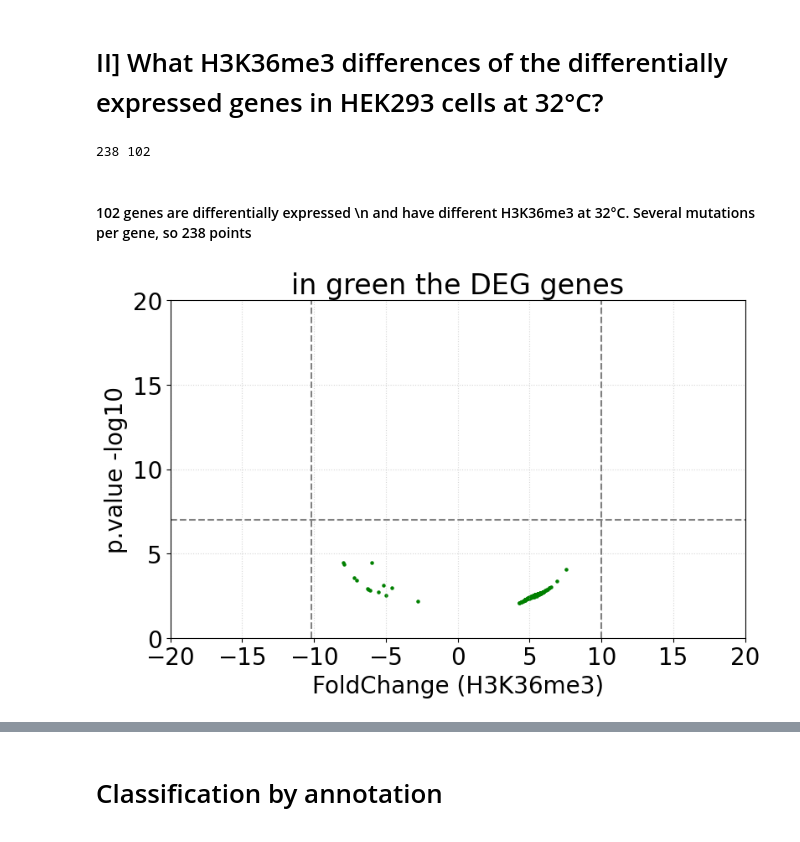
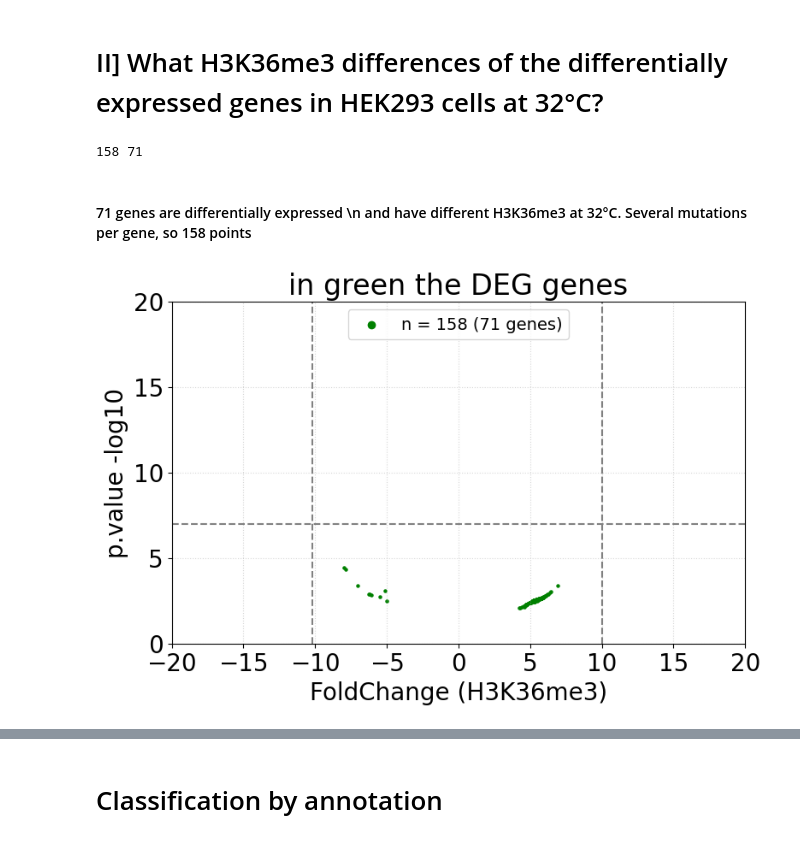
Before and after one commit to Keviosta/Temp_3.2.-.C, a Jupyter notebook: HEK293_GExp_vs_hNPC_H3K36me3_MACS3.ipynb, the cells around one changed output, grey strips where cells are left out. Cells and saved outputs as stored; diff of their text form; code cells hidden in the pictures.

```diff
--- a/HEK293_GExp_vs_hNPC_H3K36me3_MACS3.ipynb
+++ b/HEK293_GExp_vs_hNPC_H3K36me3_MACS3.ipynb
@@ -38,0 +14,14 @@ df_GExp.head()
+# %%
+#data DEseq HEK293 significant ones
+df_GExp_all = pandas.read_csv(file_directory+'1) input/HEK293_temp_DESeq.csv',
+                               sep = ',')
+print(df_GExp_all.shape, '\n', df_GExp_all.columns)
+
+# select columns and rename
+columns = ['log2FoldChange','padj','gene']
+df_GExp_all = df_GExp_all[columns]
+df_GExp_all = df_GExp_all.rename(columns = {'log2FoldChange' : 'log2_FC (GEx)',
+                                            'padj' : 'padj(GEx)',
+                                            'gene' : 'SYMBOL'})
+
+df_GExp_all.sort_values('padj(GEx)')
@@ -38,0 +47,5 @@ df_GExp.head()
+# %%
+# keep padj < 0.05
+df_GExp_signif = df_GExp_all[df_GExp_all['padj(GEx)'] < 0.05]
+df_GExp_all.sort_values('padj(GEx)')
+df_GExp_signif.shape
@@ -91,36 +133,40 @@ print(merged_df.shape)
 # II] What H3K36me3 differences of the differentially expressed genes in HEK293 cells at 32°C?
 # %%
 #volcano plot
-df_H3K36me3_andDEG = df_H3K36me3[df_H3K36me3['SYMBOL'].isin(df_GExp['SYMBOL'].values)]
+df_H3K36me3_andDEG = df_H3K36me3[df_H3K36me3['SYMBOL'].isin(df_GExp_signif['SYMBOL'].values)]
 df_H3K36me3_andDEG.reset_index(drop=True, inplace=True)
 size_total = len(df_H3K36me3_andDEG)
 number_gene = len(df_H3K36me3_andDEG.drop_duplicates(subset = "SYMBOL"))
 
 print(size_total, number_gene)
 # %% [output]
-238 102
+158 71
 # %% [markdown]
-####  102 genes are differentially expressed \n and have different H3K36me3 at 32°C. Several mutations per gene, so 238 points
+####  71 genes are differentially expressed \n and have different H3K36me3 at 32°C. Several mutations per gene, so 158 points
 # %%
 #volcano plot colors based on HEK293 GEx
 plt.scatter(x=df_H3K36me3_andDEG['Fold'],
             y=df_H3K36me3_andDEG['p.value'].apply(lambda x:-numpy.log10(x)),
             s=5, c='green')
+
+plt.scatter(x=[],y=[], marker="o", color='g', label= f'n = {size_total} ({number_gene} genes)')
+
+plt.legend(fontsize='14')
 plt.tight_layout()
 
 plt.title("in green the DEG genes")
 plt.ylim(0, 20)
 plt.xlim(-20, 20)
 plt.xlabel("FoldChange (H3K36me3)")
 plt.ylabel("p.value -log10")
 
 plt.axvline(-10.2,color="grey",linestyle="--")
 plt.axvline(10,color="grey",linestyle="--")
 plt.axhline(7,color="grey",linestyle="--")
 
 title_file = 'volcano_hNPC_H3K36me3_and_HEK293_DEG_pos_negDEG'
 plt.savefig(file_directory+'3) output/'+title_file+'.svg')
 # %% [output]
-[figure, old version]
+[figure, new version]
 # %%
 # to sort with colors the +DEG and -DEG
```
Also changed, not shown: parts of 25 cells of this notebook, 2 other files.
